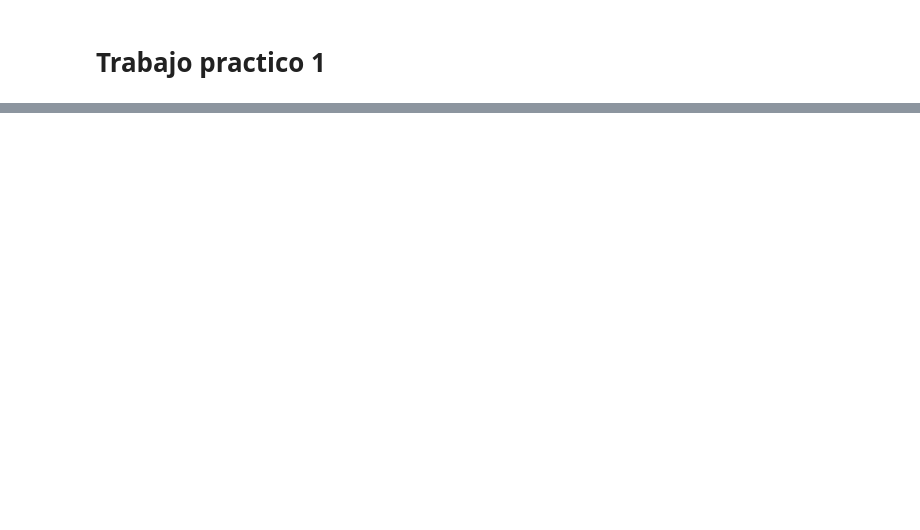
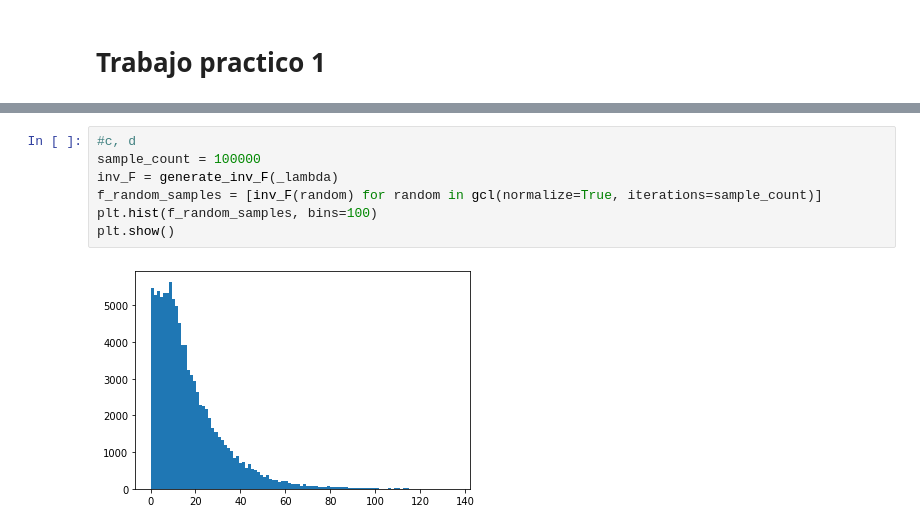
Before and after one commit to BlancoSebastianEzequiel/7526-TP1, a Jupyter notebook: Informe TP1 - 7526.ipynb, the cells around one changed output, grey strips where cells are left out. Drawn from its saved outputs; the diff is of its cells as text; blank space fills up the shorter version.

Commit message:
Use random number generator from problem 1 in problem 2

```diff
--- a/Informe TP1 - 7526.ipynb
+++ b/Informe TP1 - 7526.ipynb
@@ -68,0 +137,9 @@ gcl_with_histogram(iterations= 100000)
+# %%
+#c, d
+sample_count = 100000
+inv_F = generate_inv_F(_lambda)
+f_random_samples = [inv_F(random) for random in gcl(normalize=True, iterations=sample_count)]
+plt.hist(f_random_samples, bins=100)
+plt.show()
+# %% [output]
+[figure, added]
```
Also changed, not shown: parts of 13 cells of this notebook, 4 other files.
